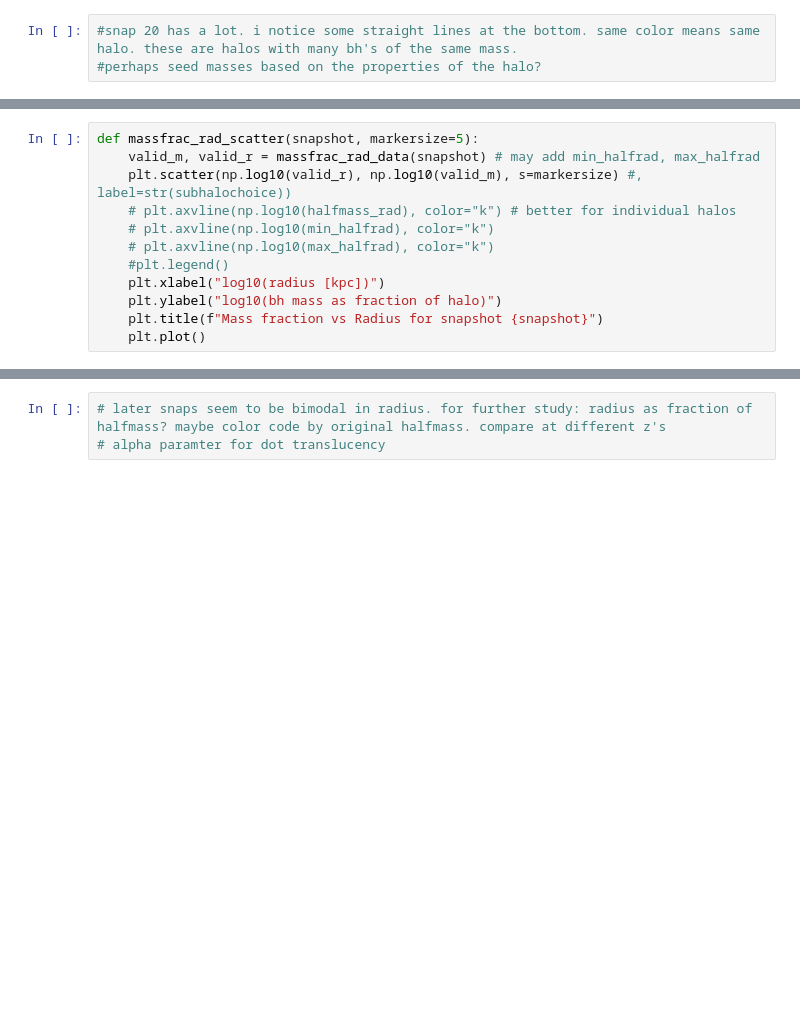
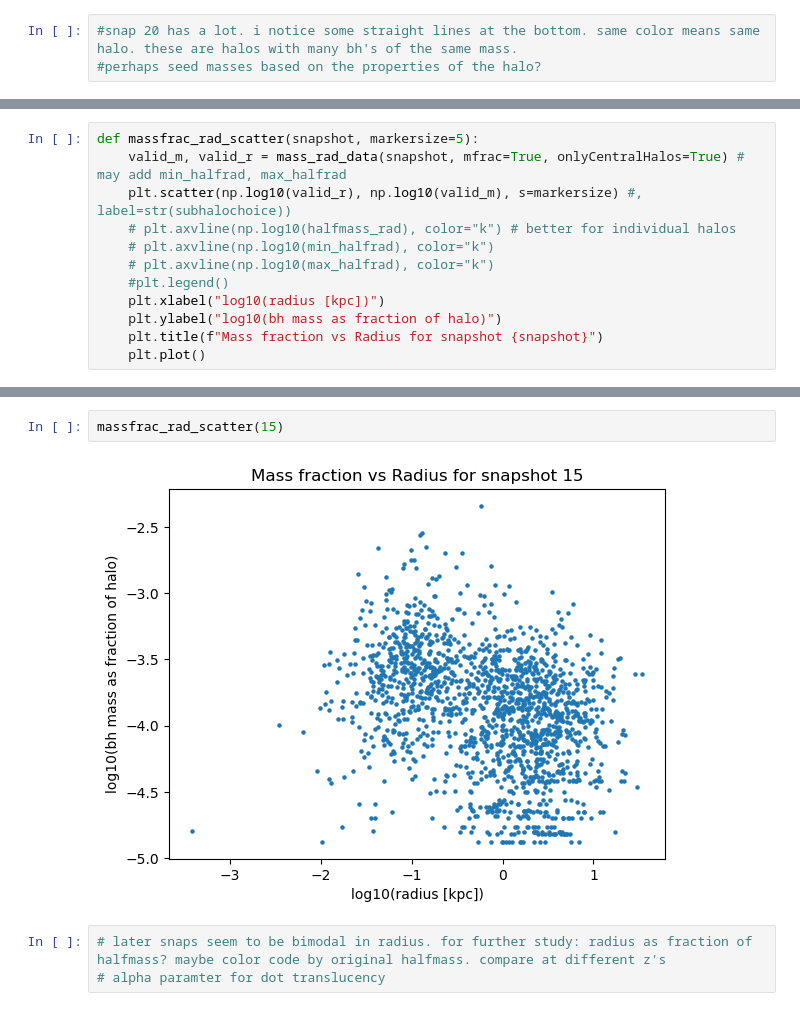
Before and after one commit to pranav-satheesh/wandering_bhs, a Jupyter notebook: Notebooks/SubhaloDictionary.ipynb, the cells around one changed output, grey strips where cells are left out. Cells and saved outputs as stored; diff of their text form; blank space fills up the shorter version.

```diff
--- a/Notebooks/SubhaloDictionary.ipynb
+++ b/Notebooks/SubhaloDictionary.ipynb
@@ -261,6 +232,6 @@ def massfrac_radfrac_data(snapshot):
 # %%
 def massfrac_rad_scatter(snapshot, markersize=5):
-    valid_m, valid_r = massfrac_rad_data(snapshot) # may add min_halfrad, max_halfrad
+    valid_m, valid_r = mass_rad_data(snapshot, mfrac=True, onlyCentralHalos=True) # may add min_halfrad, max_halfrad
     plt.scatter(np.log10(valid_r), np.log10(valid_m), s=markersize) #, label=str(subhalochoice))
     # plt.axvline(np.log10(halfmass_rad), color="k") # better for individual halos
     # plt.axvline(np.log10(min_halfrad), color="k")
@@ -332,3 +307,7 @@ massfrac_rad_scatter(15)
+# %%
+massfrac_rad_scatter(15)
+# %% [output]
+[figure, added]
 # %%
 # later snaps seem to be bimodal in radius. for further study: radius as fraction of halfmass? maybe color code by original halfmass. compare at different z's
 # alpha paramter for dot translucency
```
Also changed, not shown: parts of 23 cells of this notebook.
